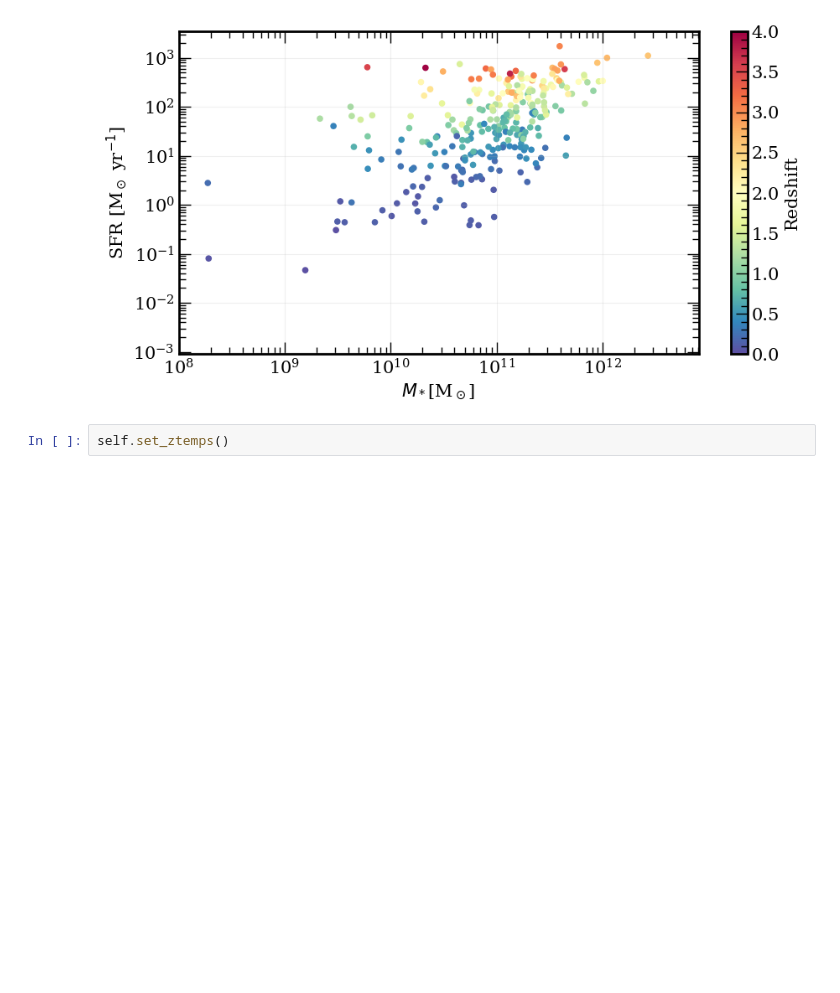
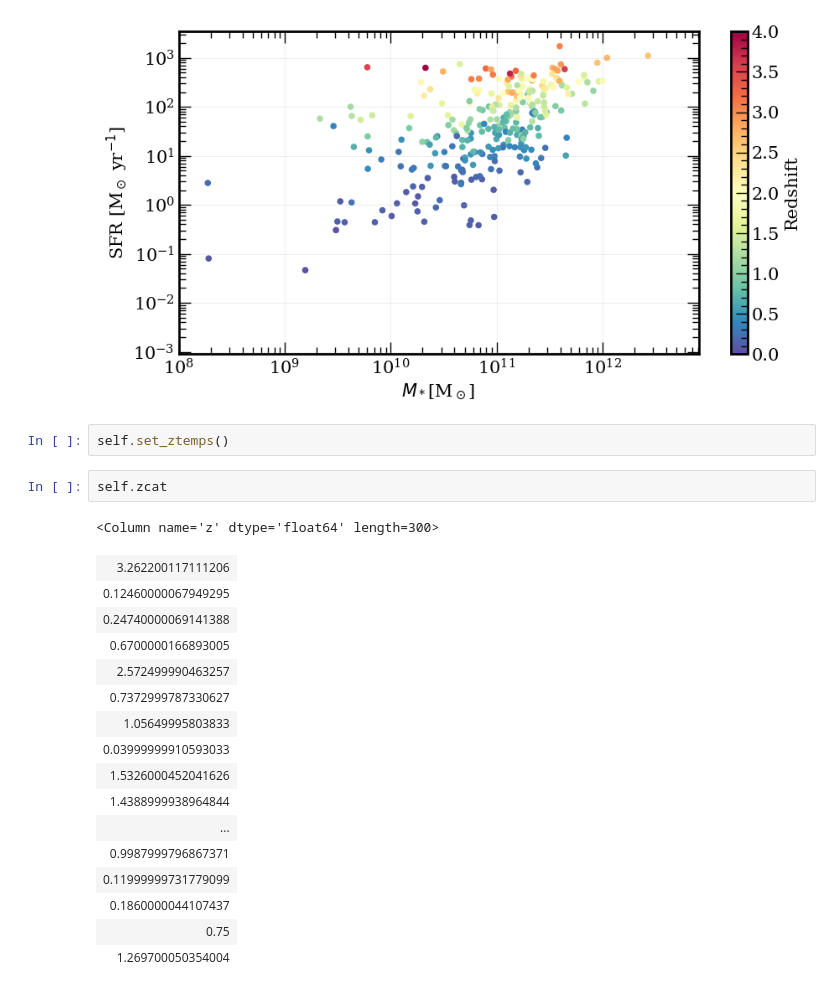
Before and after one commit to VasilyKokorev/stardust, a Jupyter notebook: example/Stardust_Example.ipynb, the cells around one changed output. Cells and saved outputs as stored; diff of their text form; blank space fills up the shorter version.

```diff
--- a/example/Stardust_Example.ipynb
+++ b/example/Stardust_Example.ipynb
@@ -124,3 +104,23 @@ plt.grid(alpha=.2)
 [figure]
 # %%
 self.set_ztemps()
+# %%
+self.zcat
+# %% [output]
+<Column name='z' dtype='float64' length=300>
+| 3.262200117111206 |
+| 0.12460000067949295 |
+| 0.24740000069141388 |
+| 0.6700000166893005 |
+| 2.572499990463257 |
+| 0.7372999787330627 |
+| 1.05649995803833 |
+| 0.03999999910593033 |
+| 1.5326000452041626 |
+| 1.4388999938964844 |
+| ... |
+| 0.9987999796867371 |
+| 0.11999999731779099 |
+| 0.1860000044107437 |
+| 0.75 |
+| 1.269700050354004 |
```
Also changed, not shown: parts of 4 cells of this notebook, 2 other files.
